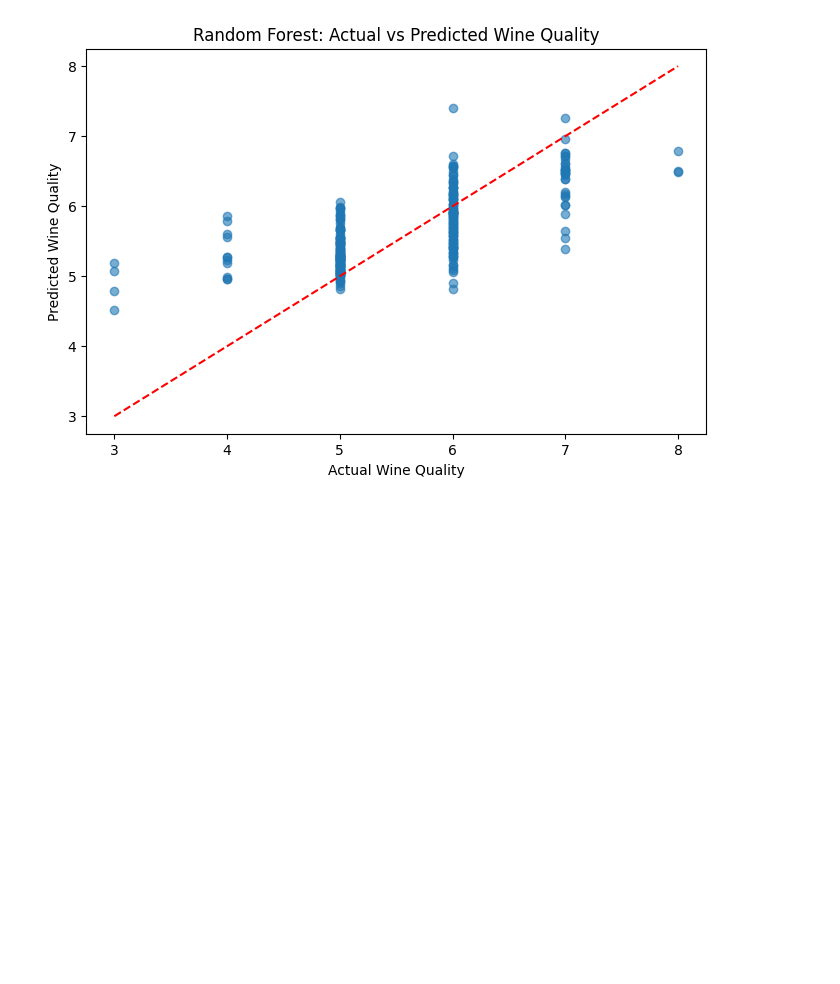
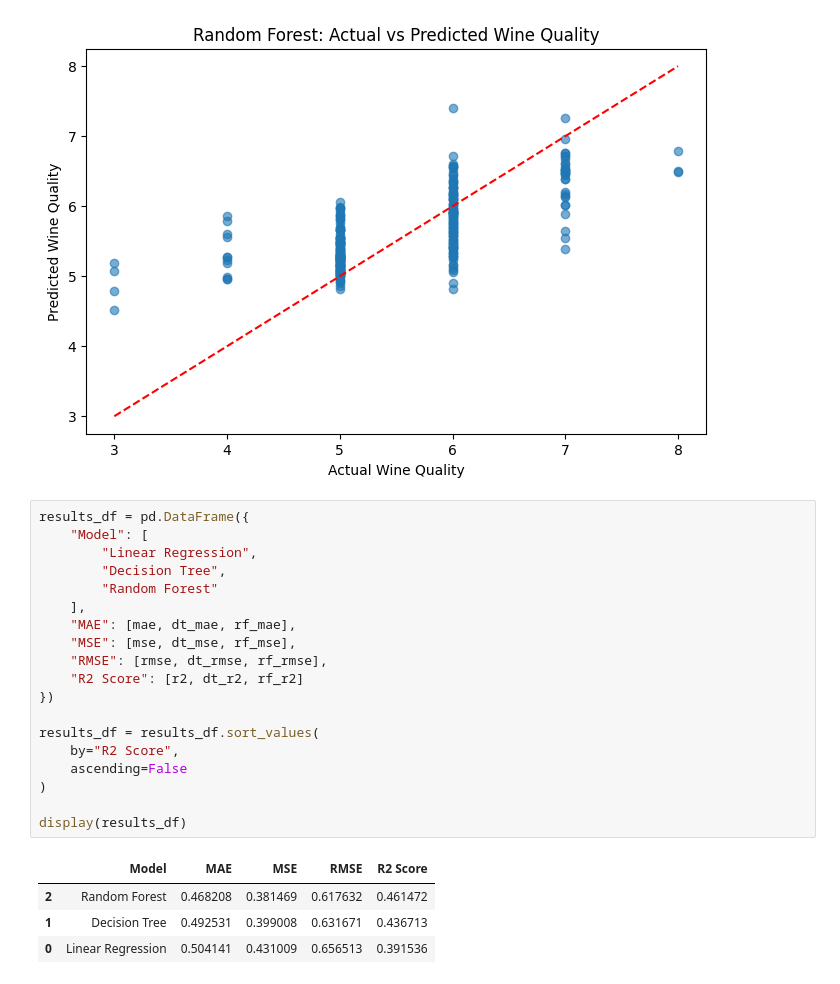
Before and after one commit to Harshu2202/Wine-quality-prediction, a Jupyter notebook: wine_quality_prediction.ipynb, the cells around one changed output. Cells and saved outputs as stored; diff of their text form; blank space fills up the shorter version.

Commit message:
comparison table of all three models

```diff
--- a/wine_quality_prediction.ipynb
+++ b/wine_quality_prediction.ipynb
@@ -425,3 +425,27 @@ plt.plot(
 plt.show()
 # %% [output]
 [figure]
+# %%
+results_df = pd.DataFrame({
+    "Model": [
+        "Linear Regression",
+        "Decision Tree",
+        "Random Forest"
+    ],
+    "MAE": [mae, dt_mae, rf_mae],
+    "MSE": [mse, dt_mse, rf_mse],
+    "RMSE": [rmse, dt_rmse, rf_rmse],
+    "R2 Score": [r2, dt_r2, rf_r2]
+})
+
+results_df = results_df.sort_values(
+    by="R2 Score",
+    ascending=False
+)
+
+display(results_df)
+# %% [output]
+|  | Model | MAE | MSE | RMSE | R2 Score |
+| 2 | Random Forest | 0.468208 | 0.381469 | 0.617632 | 0.461472 |
+| 1 | Decision Tree | 0.492531 | 0.399008 | 0.631671 | 0.436713 |
+| 0 | Linear Regression | 0.504141 | 0.431009 | 0.656513 | 0.391536 |
```
Also changed, not shown: parts of 1 cell of this notebook.
